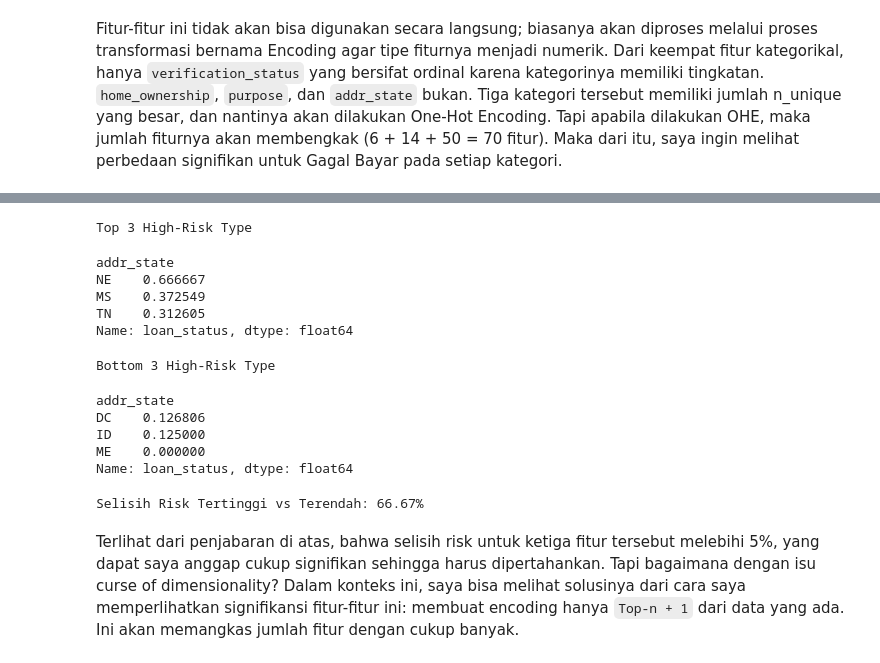
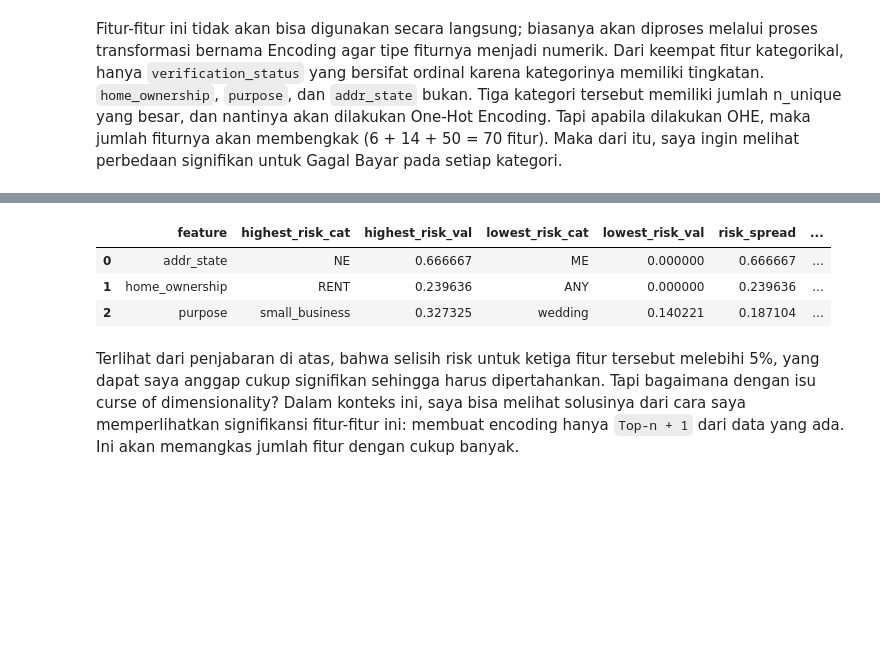
Before and after one commit to rbennum/rakamin_idxpartners_ds_project, a Jupyter notebook: notebooks/model.ipynb, the cells around one changed output, grey strips where cells are left out. Saved outputs shown, nothing was run; the diff lists cells and outputs as text; code cells hidden in the pictures; blank space fills up the shorter version.

```diff
--- a/notebooks/model.ipynb
+++ b/notebooks/model.ipynb
@@ -780,18 +756,41 @@ Selisih Risk Tertinggi vs Terendah: 18.71%
-# %%
-avg_default(df_train, 'addr_state')
-# %% [output]
-Top 3 High-Risk Type
-addr_state
-NE    0.666667
-MS    0.372549
-TN    0.312605
-Name: loan_status, dtype: float64
-Bottom 3 High-Risk Type
-addr_state
-DC    0.126806
-ID    0.125000
-ME    0.000000
-Name: loan_status, dtype: float64
-Selisih Risk Tertinggi vs Terendah: 66.67%
+# %%
+def analyze_categorical_risk(df: pd.DataFrame, target_col: str, categorical_cols: list) -> pd.DataFrame:
+    results_list = []
+
+    for feature in categorical_cols:
+        risk = df.groupby(feature)[target_col].mean().sort_values(ascending=False)
+
+        if len(risk) < 2:
+            continue
+
+        highest_risk_cat = risk.index[0]
+        highest_risk_val = risk.iloc[0]
+        lowest_risk_cat = risk.index[-1]
+        lowest_risk_val = risk.iloc[-1]
+        risk_spread = highest_risk_val - lowest_risk_val
+        result_dict = {
+            'feature': feature,
+            'highest_risk_cat': highest_risk_cat,
+            'highest_risk_val': highest_risk_val,
+            'lowest_risk_cat': lowest_risk_cat,
+            'lowest_risk_val': lowest_risk_val,
+            'risk_spread': risk_spread,
+            'num_categories': len(risk)
+        }
+        results_list.append(result_dict)
+
+    summary_df = pd.DataFrame(results_list)
+    summary_df = summary_df.sort_values(by='risk_spread', ascending=False).reset_index(drop=True)
+    return summary_df
+
+df_train = pd.concat([X_train, y_train], axis=1)
+analyze_categorical_risk(df_train,
+                         'loan_status',
+                         ['home_ownership', 'purpose', 'addr_state'])
+# %% [output]
+|  | feature | highest_risk_cat | highest_risk_val | lowest_risk_cat | lowest_risk_val | risk_spread | ... |
+| 0 | addr_state | NE | 0.666667 | ME | 0.000000 | 0.666667 | ... |
+| 1 | home_ownership | RENT | 0.239636 | ANY | 0.000000 | 0.239636 | ... |
+| 2 | purpose | small_business | 0.327325 | wedding | 0.140221 | 0.187104 | ... |
 # %% [markdown]
 Terlihat dari penjabaran di atas, bahwa selisih risk untuk ketiga fitur tersebut melebihi 5%, yang dapat saya anggap cukup signifikan sehingga harus dipertahankan. Tapi bagaimana dengan isu curse of dimensionality? Dalam konteks ini, saya bisa melihat solusinya dari cara saya memperlihatkan signifikansi fitur-fitur ini: membuat encoding hanya `Top-n + 1` dari data yang ada. Ini akan memangkas jumlah fitur dengan cukup banyak.
```
Also changed, not shown: parts of 42 cells of this notebook, 1 other file.
